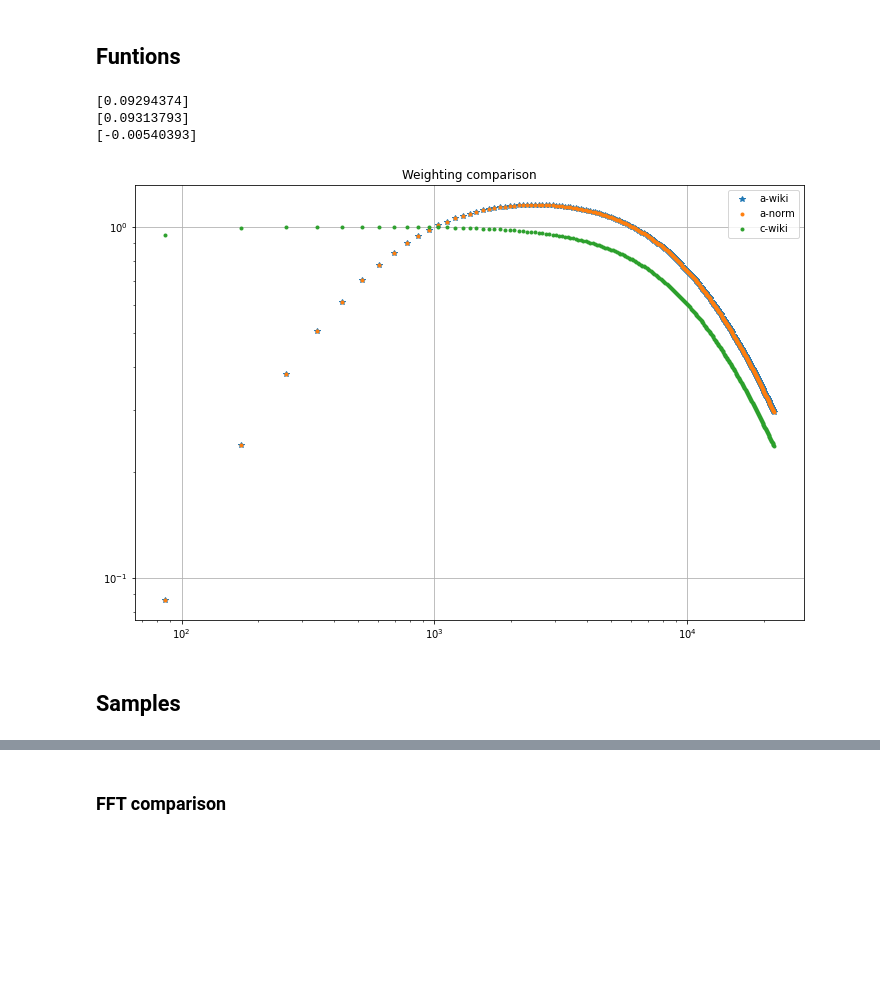
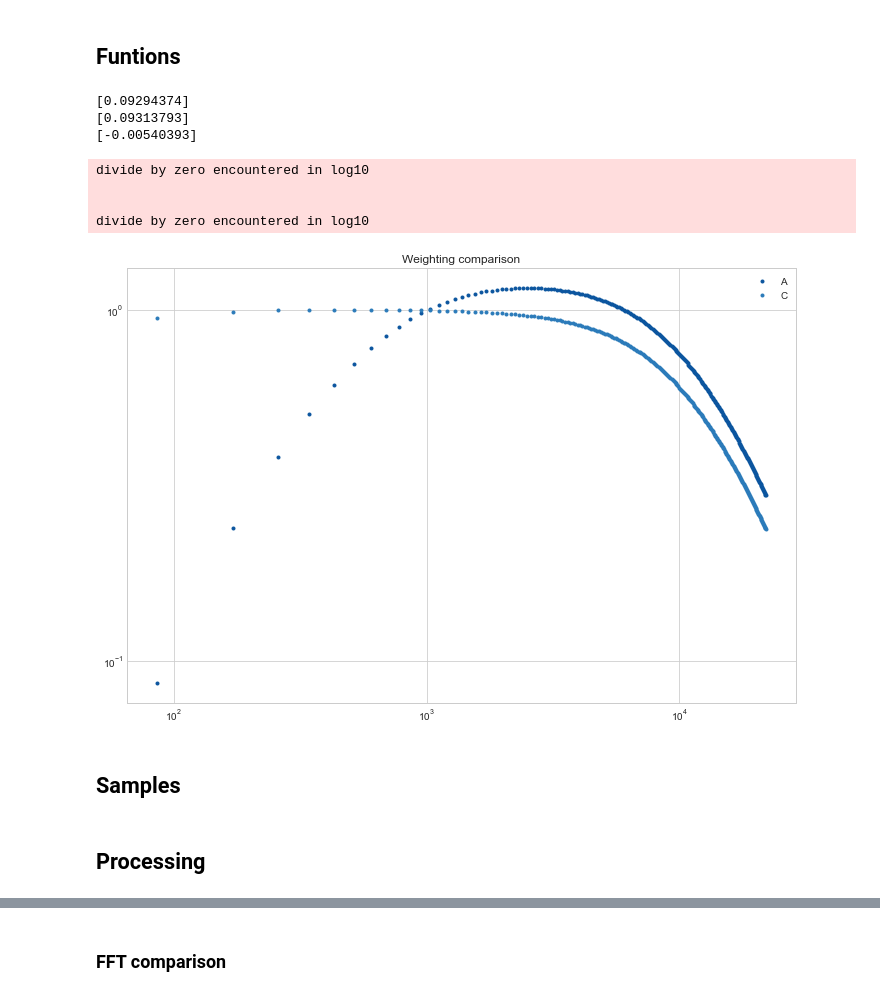
Before and after one commit to fablabbcn/smartcitizen-data, a Jupyter notebook: notebooks/noise-fix-analysis.ipynb, the cells around one changed output, grey strips where cells are left out. Drawn from its saved outputs; the diff is of its cells as text; code cells hidden in the pictures; blank space fills up the shorter version.

```diff
--- a/notebooks/noise-fix-analysis.ipynb
+++ b/notebooks/noise-fix-analysis.ipynb
@@ -136,22 +129,28 @@ def aw_norm(_freq, _asdb = False):
 # %%
 print (aw_wiki(np.array([1031.57894736842], dtype = np.float64), False))
 print (aw_norm(np.array([1031.57894736842], dtype = np.float64), False))
 print (cw_wiki(np.array([1031.57894736842], dtype = np.float64), False))
 
 # Just checking everything matches
+set_palette('Blues_r')
 fig, ax = plot.subplots(figsize = (12, 8))
-ax.loglog(bins, aw_wiki(bins, True), '*', label='a-wiki')
-ax.loglog(bins, aw_norm(bins, True), '.', label='a-norm')
-ax.loglog(bins, cw_wiki(bins, True), '.', label='c-wiki')
+ax.loglog(bins, aw_wiki(bins, True), '.', label='A')
+#ax.loglog(bins, aw_norm(bins, True), '.', label='a-norm')
+ax.loglog(bins, cw_wiki(bins, True), '.', label='C')
 plot.title('Weighting comparison')
 plot.legend()
-plot.grid()
+plot.grid(True)
 plot.show()
+fig.savefig('/Users/macoscar/Desktop/weight.png', dpi = 300, transparent=False, bbox_inches='tight')
 # %% [output]
 [0.09294374]
 [0.09313793]
 [-0.00540393]
+divide by zero encountered in log10
+
+
+divide by zero encountered in log10
-[figure, old version]
+[figure, new version]
 # %% [markdown]
 ## Samples
 # %%
@@ -179,3 +178,5 @@ samplesd = {
         'FFT_KIT': np.array([60, 2010, 789, 205, 153, 139, 227, 461, 201, 146, 81, 266, 160, 64, 71, 125, 116, 166, 34, 67, 15, 50, 12, 32, 16, 73, 53, 38, 33, 30, 38, 53, 44, 54, 14, 39, 24, 49, 17, 35, 19, 9, 22, 22, 7, 12, 10, 24, 7, 12, 35, 15, 16, 14, 9, 2, 7, 7, 15, 10, 7, 12, 5, 2, 9, 7, 4, 2, 12, 9, 14, 7, 1, 6, 2, 4, 12, 5, 1, 5, 8, 3, 12, 7, 2, 16, 8, 1, 8, 3, 7, 7, 12, 3, 1, 9, 1, 7, 3, 8, 9, 4, 7, 2, 5, 8, 10, 8, 4, 6, 4, 0, 3, 2, 0, 3, 8, 3, 5, 3, 2, 3, 0, 2, 0, 1, 1, 1, 2, 0, 3, 2, 2, 1, 2, 1, 2, 1, 2, 1, 4, 4, 4, 3, 2, 3, 3, 3, 0, 1, 4, 4, 2, 2, 1, 0, 2, 0, 1, 0, 2, 4, 3, 2, 2, 7, 6, 8, 2, 6, 7, 3, 5, 8, 5, 9, 12, 4, 1, 4, 5, 6, 5, 7, 2, 5, 7, 11, 4, 14, 14, 7, 3, 5, 5, 11, 1, 10, 7, 4, 1, 8, 7, 5, 3, 7, 4, 6, 6, 6, 6, 1, 1, 4, 4, 4, 0, 0, 4, 6, 1, 1, 2, 8, 2, 5, 3, 2, 2, 4, 7, 6, 5, 8, 5, 5, 5, 4, 2, 4, 8, 7, 1, 2, 5, 3, 4, 5, 5, 9, 9, 0, 2, 2, 5, 3])
     }
 }
+# %% [markdown]
+## Processing
```
Also changed, not shown: parts of 29 cells of this notebook.
